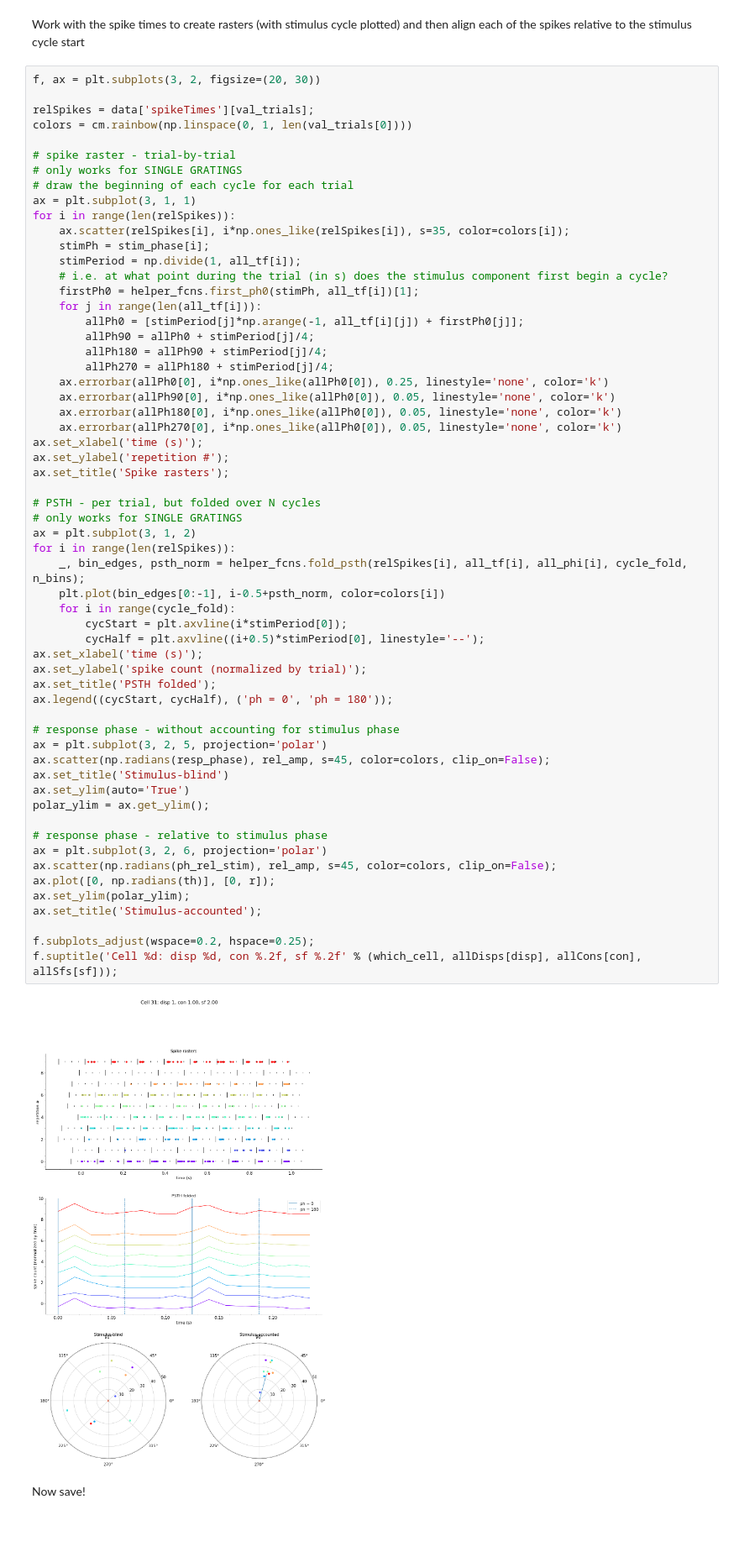
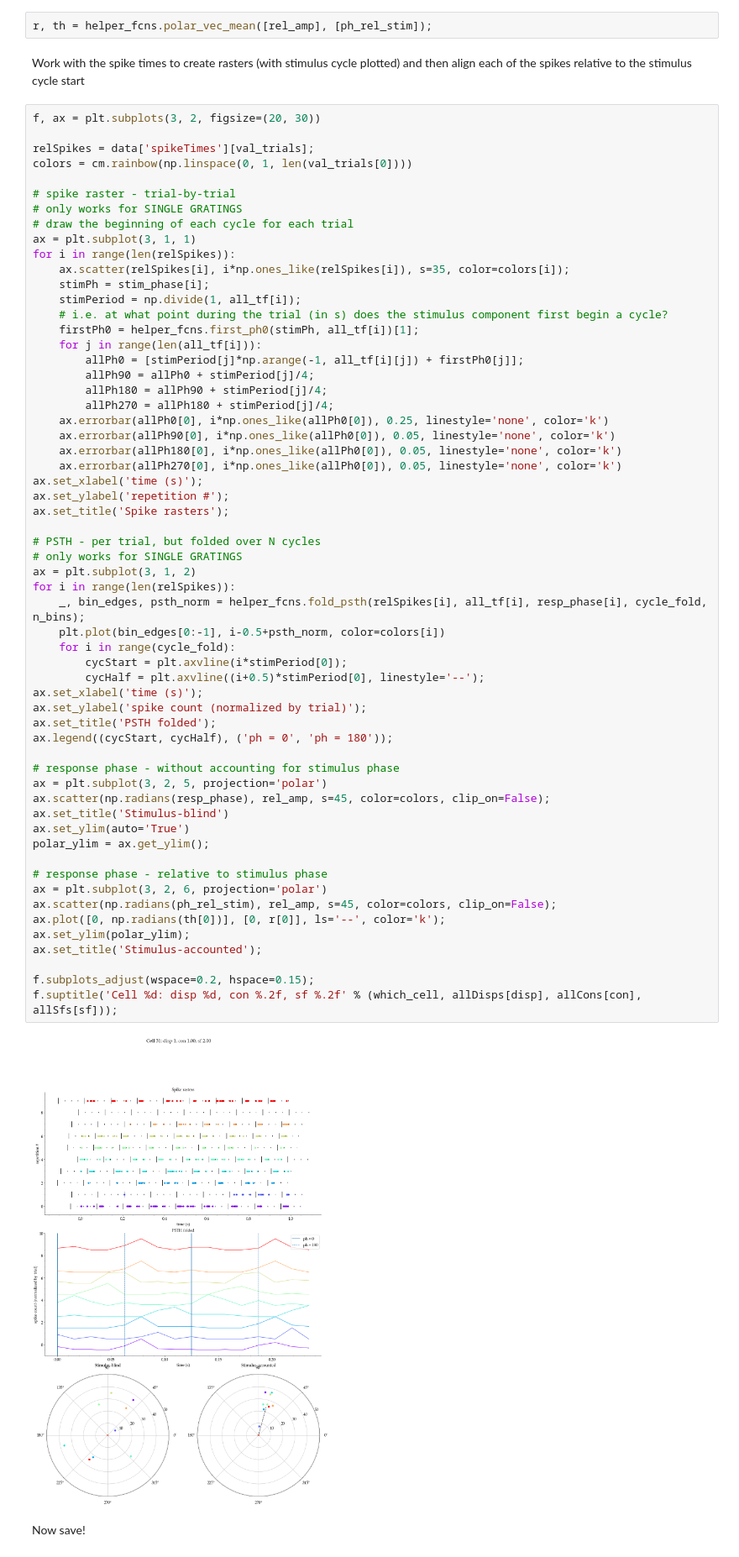
Before and after one commit to paul-levy/SF-diversity, a Jupyter notebook: LGN/analysis/functions/plotting.ipynb, the cells around one changed output. Shown: that part at 84% size. Drawn from its saved outputs; the diff is of its cells as text; blank space fills up the shorter version.

```diff
--- a/LGN/analysis/functions/plotting.ipynb
+++ b/LGN/analysis/functions/plotting.ipynb
@@ -438,3 +435,5 @@ ph_rel_stim, stim_phase, resp_phase, all_tf = helper_fcns.get_true_phase(data, v
+# %%
+r, th = helper_fcns.polar_vec_mean([rel_amp], [ph_rel_stim]);
 # %% [markdown]
 Work with the spike times to create rasters (with stimulus cycle plotted) and then align each of the spikes relative to the stimulus cycle start
 # %%
@@ -467,37 +466,37 @@ ax.set_ylabel('repetition #');
 ax.set_title('Spike rasters');
 
 # PSTH - per trial, but folded over N cycles
 # only works for SINGLE GRATINGS
 ax = plt.subplot(3, 1, 2)
 for i in range(len(relSpikes)):
-    _, bin_edges, psth_norm = helper_fcns.fold_psth(relSpikes[i], all_tf[i], all_phi[i], cycle_fold, n_bins);
+    _, bin_edges, psth_norm = helper_fcns.fold_psth(relSpikes[i], all_tf[i], resp_phase[i], cycle_fold, n_bins);
     plt.plot(bin_edges[0:-1], i-0.5+psth_norm, color=colors[i])
     for i in range(cycle_fold):
         cycStart = plt.axvline(i*stimPeriod[0]);
         cycHalf = plt.axvline((i+0.5)*stimPeriod[0], linestyle='--');
 ax.set_xlabel('time (s)');
 ax.set_ylabel('spike count (normalized by trial)');
 ax.set_title('PSTH folded');
 ax.legend((cycStart, cycHalf), ('ph = 0', 'ph = 180'));
 
 # response phase - without accounting for stimulus phase
 ax = plt.subplot(3, 2, 5, projection='polar')
 ax.scatter(np.radians(resp_phase), rel_amp, s=45, color=colors, clip_on=False);
 ax.set_title('Stimulus-blind')
 ax.set_ylim(auto='True')
 polar_ylim = ax.get_ylim();
 
 # response phase - relative to stimulus phase
 ax = plt.subplot(3, 2, 6, projection='polar')
 ax.scatter(np.radians(ph_rel_stim), rel_amp, s=45, color=colors, clip_on=False);
-ax.plot([0, np.radians(th)], [0, r]);
+ax.plot([0, np.radians(th[0])], [0, r[0]], ls='--', color='k');
 ax.set_ylim(polar_ylim);
 ax.set_title('Stimulus-accounted');
 
-f.subplots_adjust(wspace=0.2, hspace=0.25);
+f.subplots_adjust(wspace=0.2, hspace=0.15);
 f.suptitle('Cell %d: disp %d, con %.2f, sf %.2f' % (which_cell, allDisps[disp], allCons[con], allSfs[sf]));
 # %% [output]
-[figure, old version]
+[figure, new version]
 # %% [markdown]
 Now save!
 # %%
```
Also changed, not shown: parts of 11 cells of this notebook, 3 other files.
